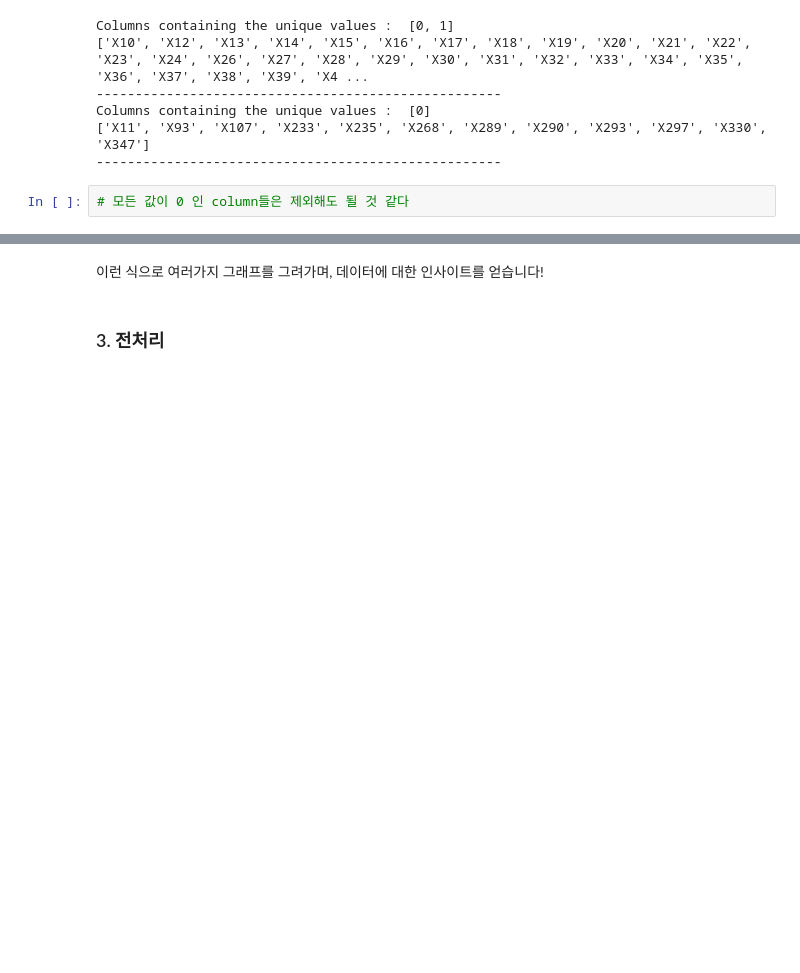
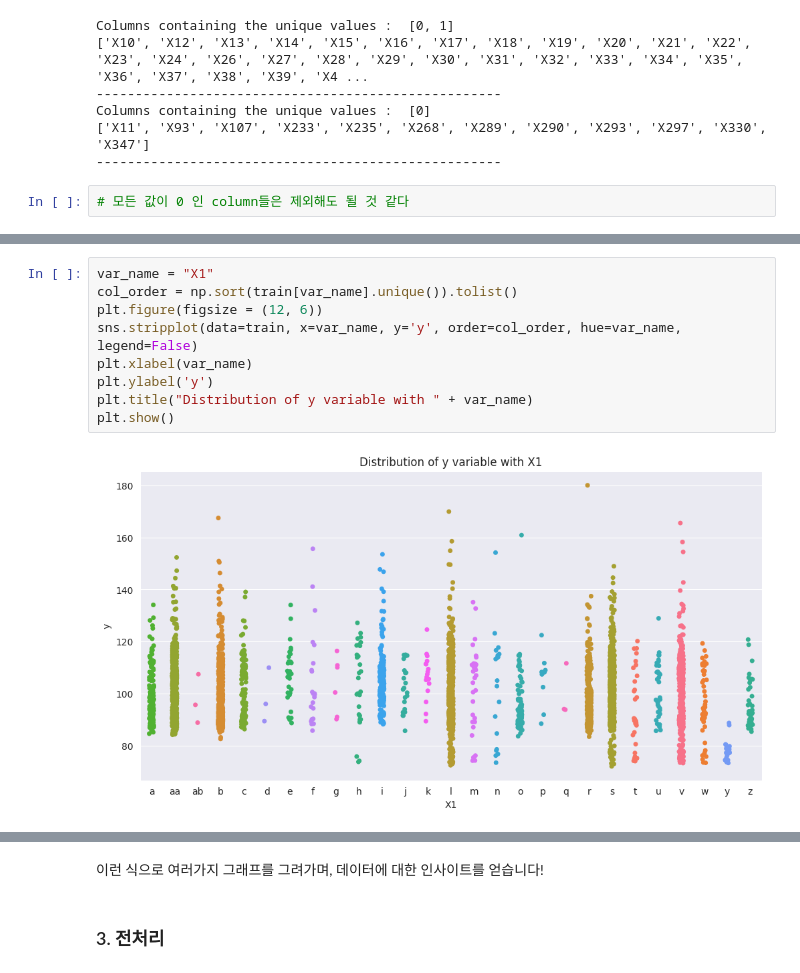
Before and after one commit to oneash98/FastCampusDeepLearning, a Jupyter notebook: Chapter_06_실전_머신러닝_프로젝트_Mercedes_Benz.ipynb, the cells around one changed output, grey strips where cells are left out. Drawn from its saved outputs; the diff is of its cells as text; blank space fills up the shorter version.

```diff
--- a/Chapter_06_실전_머신러닝_프로젝트_Mercedes_Benz.ipynb
+++ b/Chapter_06_실전_머신러닝_프로젝트_Mercedes_Benz.ipynb
@@ -191,0 +197,11 @@ array(['k', 'az', 't', 'al', 'o', 'w', 'j', 'h', 's', 'n', 'ay', 'f', 'x',
+# %%
+var_name = "X1"
+col_order = np.sort(train[var_name].unique()).tolist()
+plt.figure(figsize = (12, 6))
+sns.stripplot(data=train, x=var_name, y='y', order=col_order, hue=var_name, legend=False)
+plt.xlabel(var_name)
+plt.ylabel('y')
+plt.title("Distribution of y variable with " + var_name)
+plt.show()
+# %% [output]
+[figure, added]
```
Also changed, not shown: parts of 11 cells of this notebook.
